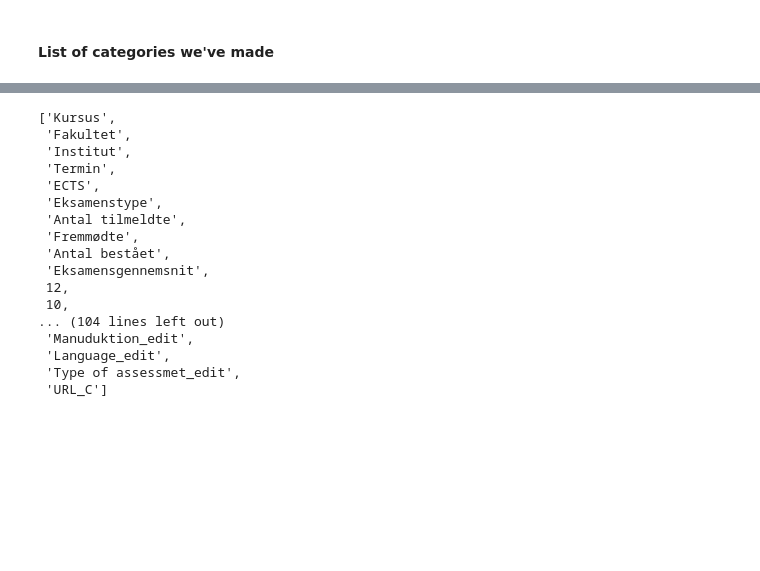
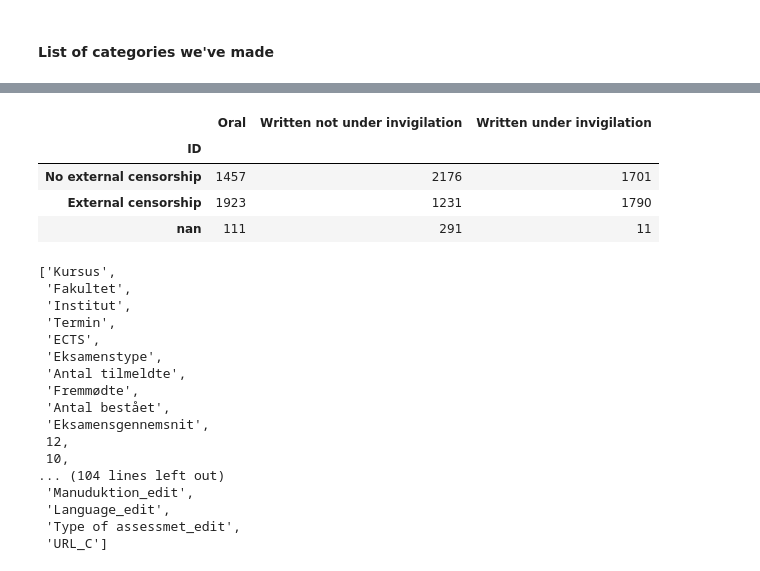
Before and after one commit to tnv875/Group18-NoTeeth, a Jupyter notebook: Exam project/Mag/Deskriptiv statistik.ipynb, the cells around one changed output, grey strips where cells are left out. Saved outputs shown, nothing was run; the diff lists cells and outputs as text; code cells hidden in the pictures; blank space fills up the shorter version.

```diff
--- a/Exam project/Mag/Deskriptiv statistik.ipynb
+++ b/Exam project/Mag/Deskriptiv statistik.ipynb
@@ -316,3 +368,11 @@ tlen_byyear_share('Censorship form_edit')
+# %%
+tlen_bygroup('Censorship form_edit','Type of assessmet_edit')[['Oral','Written not under invigilation', 'Written under invigilation' ]]
+# %% [output]
+|  | Oral | Written not under invigilation | Written under invigilation |
+| ID |  |  |  |
+| No external censorship | 1457 | 2176 | 1701 |
+| External censorship | 1923 | 1231 | 1790 |
+| nan | 111 | 291 | 11 |
 # %%
 list(df.columns.unique())
 # %% [output]
```
Also changed, not shown: parts of 10 cells of this notebook, 1 other file.
